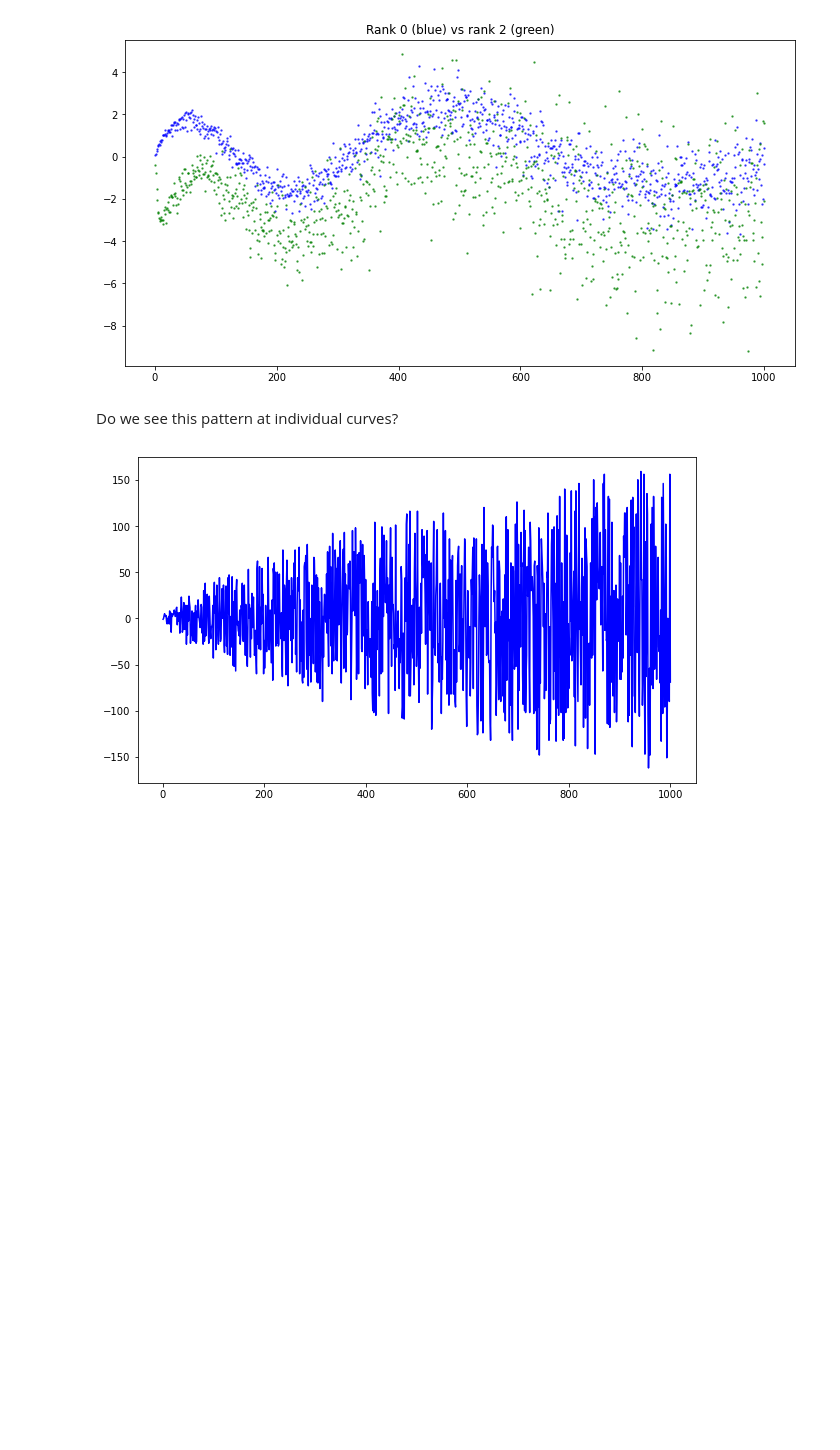
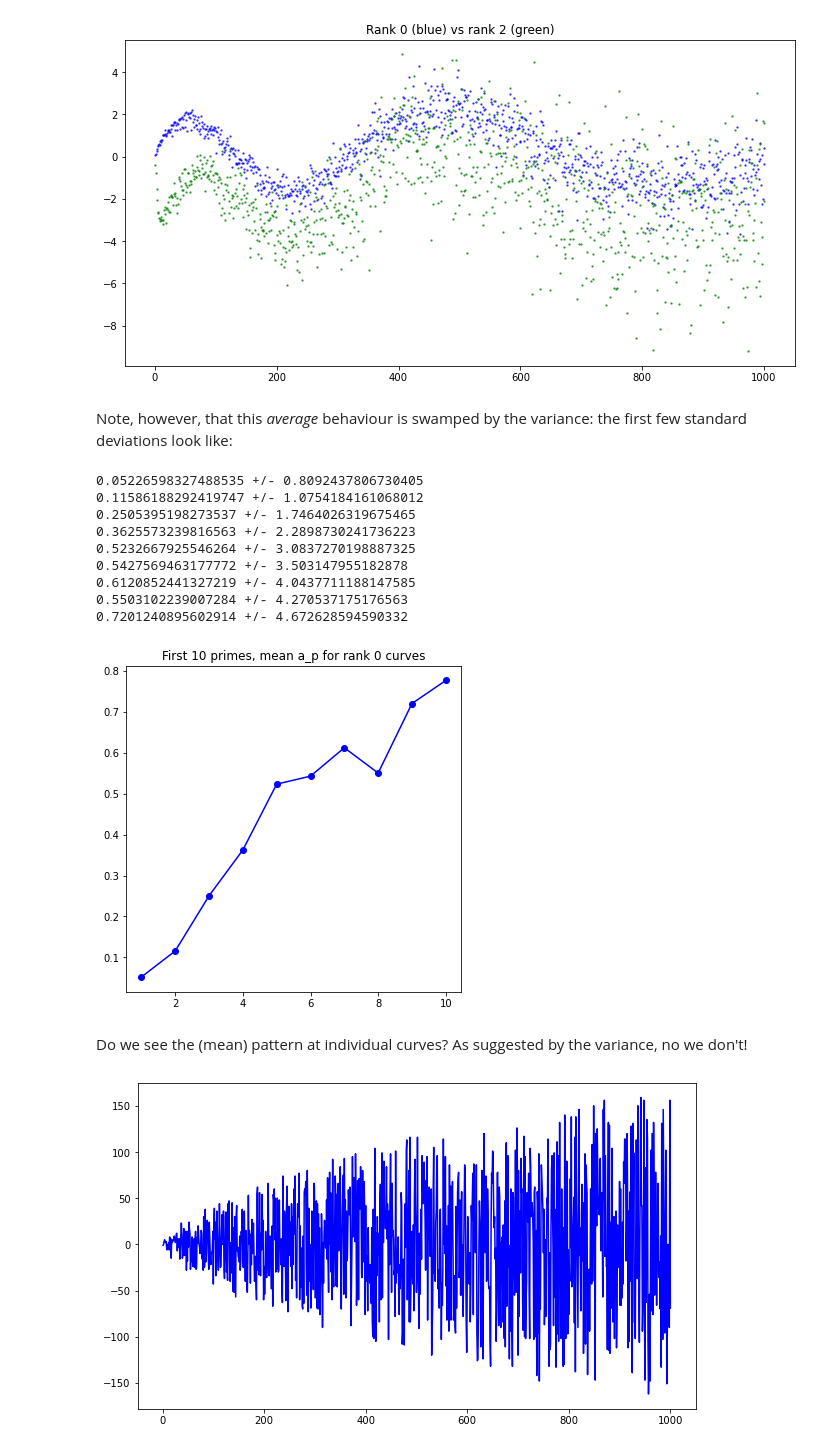
Before and after one commit to billoxbury/ecrank, a Jupyter notebook: 3_primeseries.ipynb, the cells around one changed output. Drawn from its saved outputs; the diff is of its cells as text; code cells hidden in the pictures; blank space fills up the shorter version.

Commit message:
Comment on a_p variance

```diff
--- a/3_primeseries.ipynb
+++ b/3_primeseries.ipynb
@@ -45,8 +45,32 @@ plt.show()
 # %% [output]
 [figure]
 [figure]
+# %% [markdown]
+Note, however, that this _average_ behaviour is swamped by the variance: the first few standard deviations look like:
+# %%
+size = 10
+
+for i in range(1,size):
+    df_0 = df['a'+str(i)][(df["rank"]==0) & (df["conductor"]>5000)]
+    print(f'{np.mean(df_0)} +/- {np.std(df_0)}')
+
+plt.figure(figsize=(6,6))
+plt.plot(rg[:size], murmur[0][:size], 'b-o')
+plt.title("First 10 primes, mean a_p for rank 0 curves")
+plt.show()
+# %% [output]
+0.05226598327488535 +/- 0.8092437806730405
+0.11586188292419747 +/- 1.0754184161068012
+0.2505395198273537 +/- 1.7464026319675465
+0.3625573239816563 +/- 2.2898730241736223
+0.5232667925546264 +/- 3.0837270198887325
+0.5427569463177772 +/- 3.503147955182878
+0.6120852441327219 +/- 4.0437711188147585
+0.5503102239007284 +/- 4.270537175176563
+0.7201240895602914 +/- 4.672628594590332
+[figure, added]
 # %% [markdown]
-Do we see this pattern at individual curves?
+Do we see the (mean) pattern at individual curves? As suggested by the variance, no we don't!
 # %%
 def moving_average(a, wsize = 10):
     n = len(a)
```
